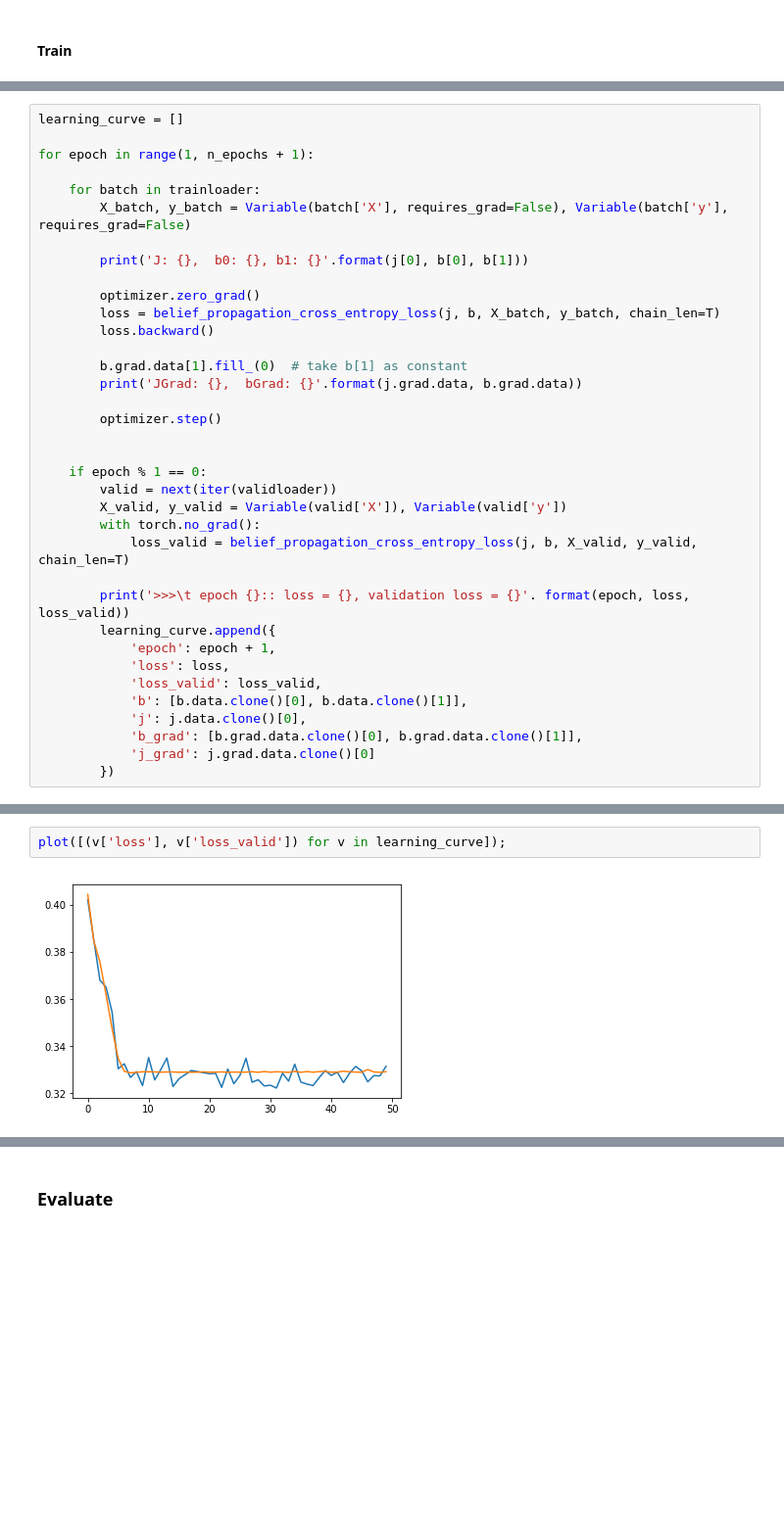
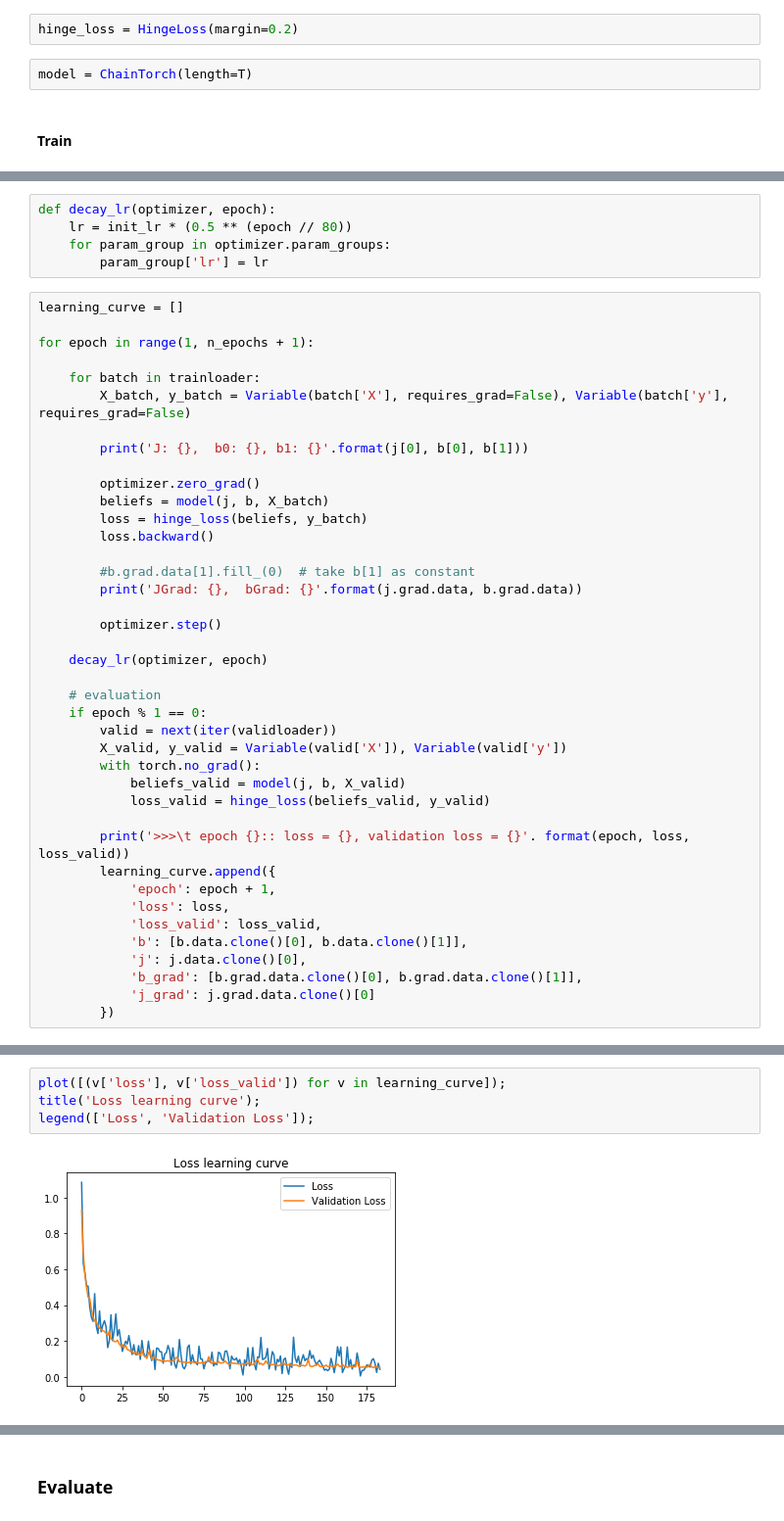
Before and after one commit to shaharazulay/hidden-markov-models, a Jupyter notebook: hmm/simulation.ipynb, the cells around one changed output, grey strips where cells are left out. Shown: that part at 98% size. Cells and saved outputs as stored; diff of their text form; blank space fills up the shorter version.

```diff
--- a/hmm/simulation.ipynb
+++ b/hmm/simulation.ipynb
@@ -188,2 +193,6 @@ optimizer = optim.Adam([j, b], lr=0.1)
+# %%
+hinge_loss = HingeLoss(margin=0.2)
+# %%
+model = ChainTorch(length=T)
 # %% [markdown]
 #### Train
@@ -274,3 +199,8 @@ def belief_propagation_cross_entropy_loss(j, b, observations, labels, chain_len,
+# %%
+def decay_lr(optimizer, epoch):
+    lr = init_lr * (0.5 ** (epoch // 80))
+    for param_group in optimizer.param_groups:
+        param_group['lr'] = lr
 # %%
 learning_curve = []
 
@@ -282,20 +212,24 @@ for epoch in range(1, n_epochs + 1):
         print('J: {},  b0: {}, b1: {}'.format(j[0], b[0], b[1]))
 
         optimizer.zero_grad()
-        loss = belief_propagation_cross_entropy_loss(j, b, X_batch, y_batch, chain_len=T)
+        beliefs = model(j, b, X_batch)
+        loss = hinge_loss(beliefs, y_batch)
         loss.backward()
 
-        b.grad.data[1].fill_(0)  # take b[1] as constant
+        #b.grad.data[1].fill_(0)  # take b[1] as constant
         print('JGrad: {},  bGrad: {}'.format(j.grad.data, b.grad.data))
 
         optimizer.step()
 
+    decay_lr(optimizer, epoch)
 
+    # evaluation
     if epoch % 1 == 0:
         valid = next(iter(validloader))
         X_valid, y_valid = Variable(valid['X']), Variable(valid['y'])
         with torch.no_grad():
-            loss_valid = belief_propagation_cross_entropy_loss(j, b, X_valid, y_valid, chain_len=T)
+            beliefs_valid = model(j, b, X_valid)
+            loss_valid = hinge_loss(beliefs_valid, y_valid)
 
         print('>>>\t epoch {}:: loss = {}, validation loss = {}'. format(epoch, loss, loss_valid))
         learning_curve.append({
@@ -328,7 +262,9 @@ JGrad: tensor([0.0017]),  bGrad: tensor([0.0181, 0.0000])
 # %%
 plot([(v['loss'], v['loss_valid']) for v in learning_curve]);
+title('Loss learning curve');
+legend(['Loss', 'Validation Loss']);
 # %% [output]
-[figure, old version]
+[figure, new version]
 # %%
 plot([(v['b_grad'][0], v['j_grad'],  v['b_grad'][1]) for v in learning_curve]);
 title('Gradients of the chain parameters')
```
Also changed, not shown: parts of 25 cells of this notebook, 2 other files.
